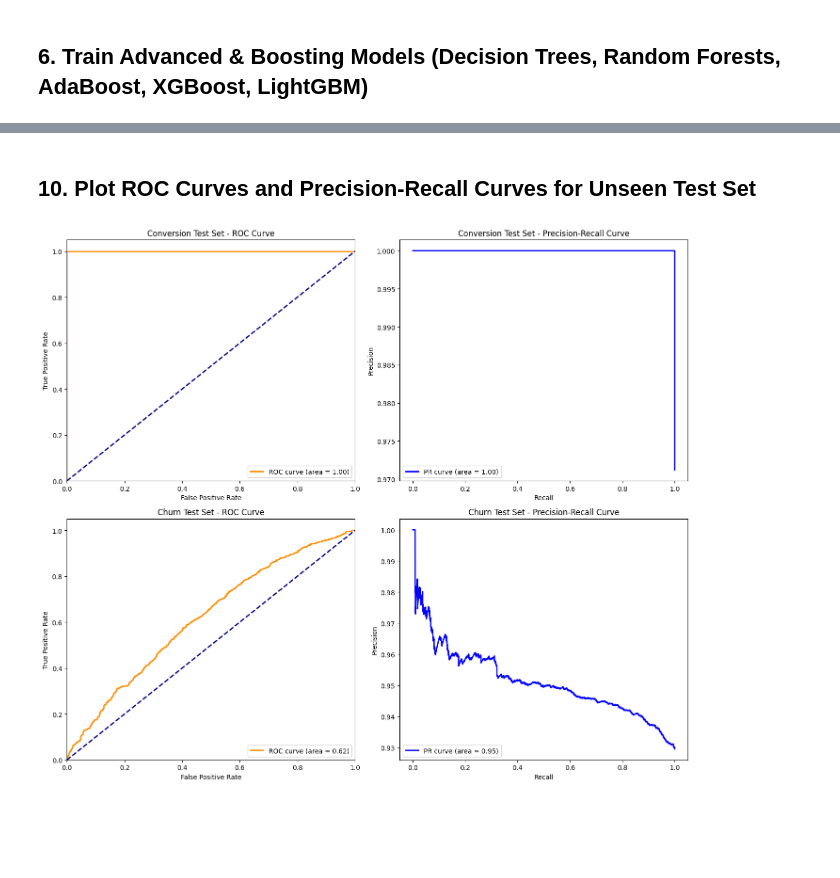
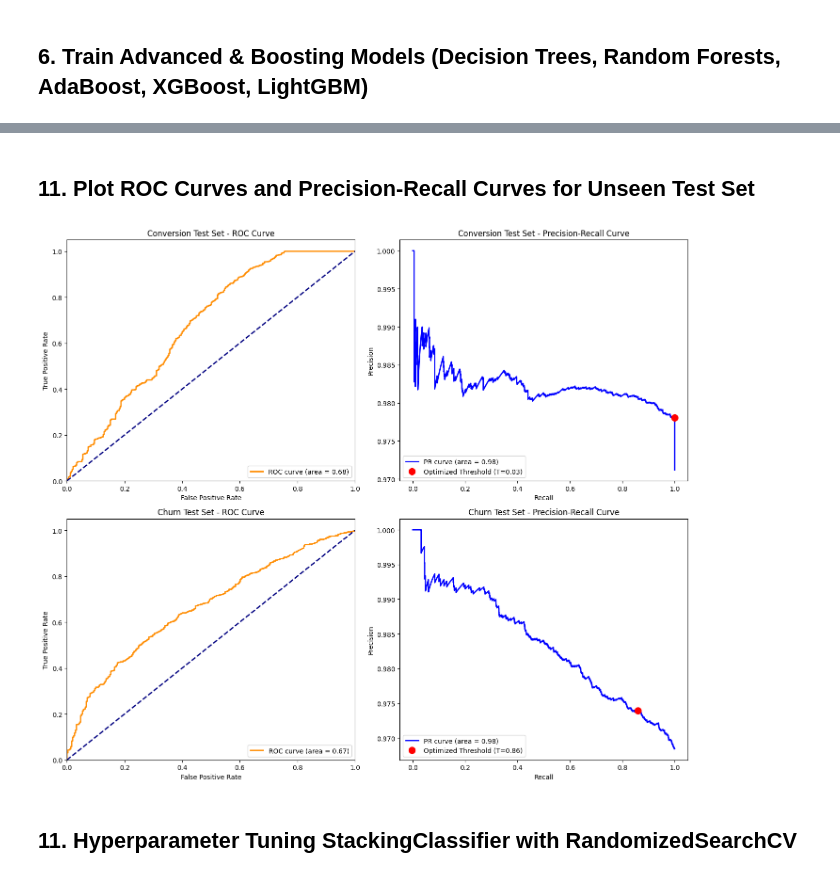
Before and after one commit to ikartiksavaliya/omni-retail-customer-analysis, a Jupyter notebook: project1_ecommerce_intelligence/02_churn_conversion_classification.ipynb, the cells around one changed output, grey strips where cells are left out. Drawn from its saved outputs; the diff is of its cells as text; code cells hidden in the pictures; blank space fills up the shorter version.

Commit message:
feat: add churn and conversion prediction models with updated data processing notebooks and dependencies

```diff
--- a/project1_ecommerce_intelligence/02_churn_conversion_classification.ipynb
+++ b/project1_ecommerce_intelligence/02_churn_conversion_classification.ipynb
@@ -94,10 +161,10 @@ Name: proportion, dtype: float64
 # %%
 print("Applying SMOTE to balance the training sets...")
 smote_conv = SMOTE(random_state=42)
-X_train_conv_bal, y_train_conv_bal = smote_conv.fit_resample(X_train, y_train_conv)
+X_train_conv_bal, y_train_conv_bal = smote_conv.fit_resample(X_train_conv, y_train_conv)
 
 smote_churn = SMOTE(random_state=42)
-X_train_churn_bal, y_train_churn_bal = smote_churn.fit_resample(X_train, y_train_churn)
+X_train_churn_bal, y_train_churn_bal = smote_churn.fit_resample(X_train_churn, y_train_churn)
 
 print(f"Balanced Conversion Train Shape: {X_train_conv_bal.shape}, Target Mean: {y_train_conv_bal.mean():.4f}")
 print(f"Balanced Churn Train Shape: {X_train_churn_bal.shape}, Target Mean: {y_train_churn_bal.mean():.4f}")
@@ -223,22 +384,22 @@ weighted avg       0.88      0.93      0.90     11331
 # %%
-# Select best models for ensembles based on validation scores
+# Select best models for ensembles based on validation scores and use their tuned parameters
 best_estimators = [
-    ('rf', RandomForestClassifier(n_estimators=100, max_depth=10, random_state=42, n_jobs=-1)),
-    ('xgb', XGBClassifier(n_estimators=100, max_depth=6, learning_rate=0.1, random_state=42, n_jobs=-1, eval_metric='logloss')),
-    ('lgb', LGBMClassifier(n_estimators=100, max_depth=6, learning_rate=0.1, random_state=42, n_jobs=-1, verbose=-1))
+    ('rf', RandomForestClassifier(random_state=42, **best_rf_params)),
+    ('xgb', XGBClassifier(scale_pos_weight=weight_ratio, random_state=42, tree_method='hist', device='cuda', eval_metric='logloss', **best_xgb_params)),
+    ('lgb', LGBMClassifier(class_weight='balanced', random_state=42, device_type='gpu', verbose=-1, **best_lgb_params))
 ]
 
-voting_clf = VotingClassifier(estimators=best_estimators, voting='soft', n_jobs=-1)
-stacking_clf = StackingClassifier(estimators=best_estimators, final_estimator=LogisticRegression(), n_jobs=-1)
+voting_clf = VotingClassifier(estimators=best_estimators, voting='soft', n_jobs=1)
+stacking_clf = StackingClassifier(estimators=best_estimators, final_estimator=LogisticRegression(class_weight='balanced'), n_jobs=1)
 
 print("Training ensembles for Conversion target...")
-res_vote = evaluate_model(voting_clf, X_train_conv_bal, y_train_conv_bal, X_val, y_val_conv, "Voting Classifier", "Conversion")
-res_stack = evaluate_model(stacking_clf, X_train_conv_bal, y_train_conv_bal, X_val, y_val_conv, "Stacking Classifier", "Conversion")
+res_vote = evaluate_model(voting_clf, X_train_conv_bal, y_train_conv_bal, X_val_conv, y_val_conv, "Voting Classifier", "Conversion")
+res_stack = evaluate_model(stacking_clf, X_train_conv_bal, y_train_conv_bal, X_val_conv, y_val_conv, "Stacking Classifier", "Conversion")
 conv_results.extend([res_vote, res_stack])
 
 print("\nTraining ensembles for Churn target...")
-res_vote = evaluate_model(voting_clf, X_train_churn_bal, y_train_churn_bal, X_val, y_val_churn, "Voting Classifier", "Churn")
-res_stack = evaluate_model(stacking_clf, X_train_churn_bal, y_train_churn_bal, X_val, y_val_churn, "Stacking Classifier", "Churn")
+res_vote = evaluate_model(voting_clf, X_train_churn_bal, y_train_churn_bal, X_val_churn, y_val_churn, "Voting Classifier", "Churn")
+res_stack = evaluate_model(stacking_clf, X_train_churn_bal, y_train_churn_bal, X_val_churn, y_val_churn, "Stacking Classifier", "Churn")
 churn_results.extend([res_vote, res_stack])
 # %% [output]
 Training ensembles for Conversion target...
@@ -362,8 +583,15 @@ weighted avg       0.88      0.92      0.89     11277
 # %% [markdown]
-## 10. Plot ROC Curves and Precision-Recall Curves for Unseen Test Set
+## 11. Plot ROC Curves and Precision-Recall Curves for Unseen Test Set
 # %%
+from sklearn.metrics import precision_score, recall_score
 os.makedirs("plots", exist_ok=True)
 fig, axes = plt.subplots(2, 2, figsize=(14, 12))
+
+# Calculate test metrics at optimized threshold for plotting
+p_conv_opt = precision_score(y_test_conv, y_test_pred_conv_opt, pos_label=1)
+r_conv_opt = recall_score(y_test_conv, y_test_pred_conv_opt, pos_label=1)
+p_churn_opt = precision_score(y_test_churn, y_test_pred_churn_opt, pos_label=1)
+r_churn_opt = recall_score(y_test_churn, y_test_pred_churn_opt, pos_label=1)
 
 # 1. Conversion ROC Curve
 fpr_c, tpr_c, _ = roc_curve(y_test_conv, y_test_proba_conv)
@@ -381,34 +609,38 @@ axes[0, 0].legend(loc="lower right")
 prec_c, rec_c, _ = precision_recall_curve(y_test_conv, y_test_proba_conv)
 pr_auc_c = auc(rec_c, prec_c)
 axes[0, 1].plot(rec_c, prec_c, color='blue', lw=2, label=f'PR curve (area = {pr_auc_c:.2f})')
+axes[0, 1].plot(r_conv_opt, p_conv_opt, 'ro', markersize=10, label=f'Optimized Threshold (T={t_opt_conv:.2f})')
 axes[0, 1].set_xlabel('Recall')
 axes[0, 1].set_ylabel('Precision')
 axes[0, 1].set_title('Conversion Test Set - Precision-Recall Curve')
 axes[0, 1].legend(loc="lower left")
 
 # 3. Churn ROC Curve
 fpr_ch, tpr_ch, _ = roc_curve(y_test_churn, y_test_proba_churn)
 roc_auc_ch = auc(fpr_ch, tpr_ch)
 axes[1, 0].plot(fpr_ch, tpr_ch, color='darkorange', lw=2, label=f'ROC curve (area = {roc_auc_ch:.2f})')
 axes[1, 0].plot([0, 1], [0, 1], color='navy', lw=2, linestyle='--')
 axes[1, 0].set_xlim([0.0, 1.0])
 axes[1, 0].set_ylim([0.0, 1.05])
 axes[1, 0].set_xlabel('False Positive Rate')
 axes[1, 0].set_ylabel('True Positive Rate')
 axes[1, 0].set_title('Churn Test Set - ROC Curve')
 axes[1, 0].legend(loc="lower right")
 
 # 4. Churn PR Curve
 prec_ch, rec_ch, _ = precision_recall_curve(y_test_churn, y_test_proba_churn)
 pr_auc_ch = auc(rec_ch, prec_ch)
 axes[1, 1].plot(rec_ch, prec_ch, color='blue', lw=2, label=f'PR curve (area = {pr_auc_ch:.2f})')
+axes[1, 1].plot(r_churn_opt, p_churn_opt, 'ro', markersize=10, label=f'Optimized Threshold (T={t_opt_churn:.2f})')
 axes[1, 1].set_xlabel('Recall')
 axes[1, 1].set_ylabel('Precision')
 axes[1, 1].set_title('Churn Test Set - Precision-Recall Curve')
 axes[1, 1].legend(loc="lower left")
 
 plt.tight_layout()
 plt.savefig('plots/classification_evaluation_curves.png', dpi=300)
 plt.show()
 # %% [output]
-[figure, old version]
+[figure, new version]
+# %% [markdown]
+## 11. Hyperparameter Tuning StackingClassifier with RandomizedSearchCV
```
Also changed, not shown: parts of 18 cells of this notebook, 6 other files.
